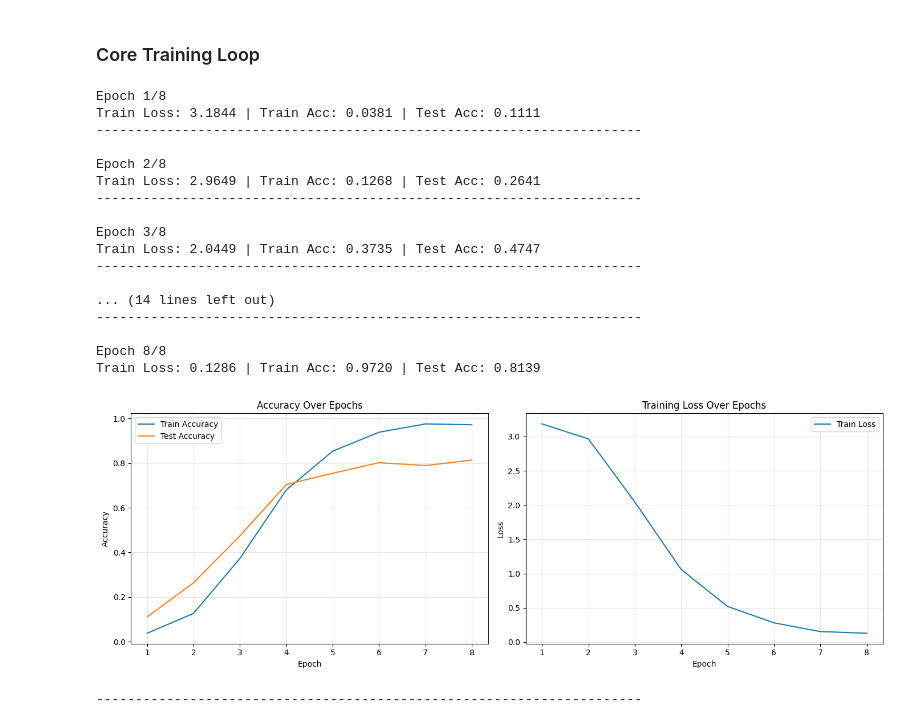
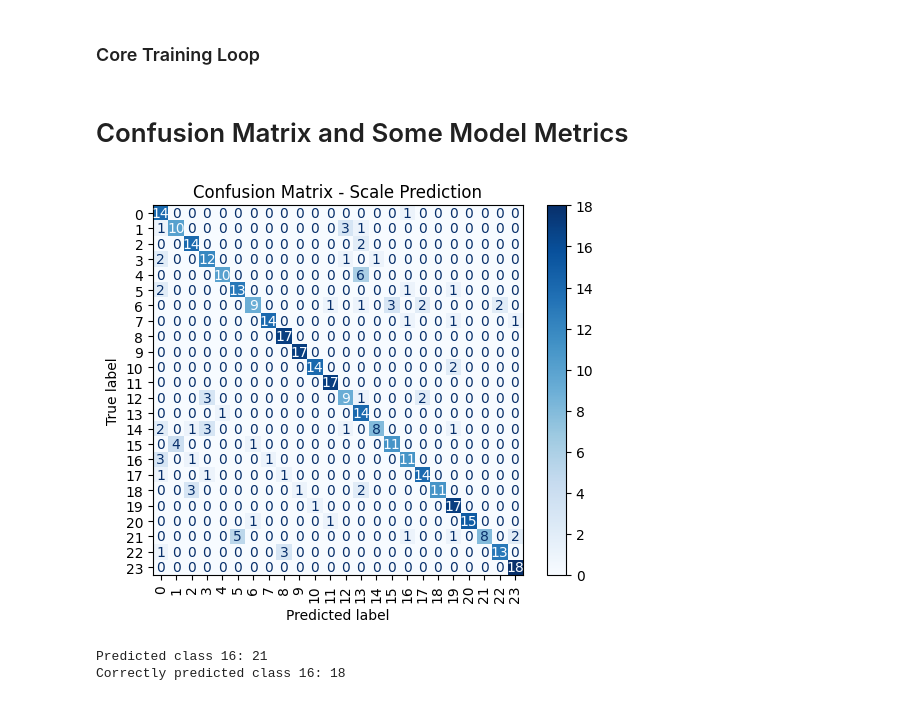
Before and after one commit to omavashia2005/ChromaLite, a Jupyter notebook: Scale_Classifier.ipynb, the cells around one changed output. Drawn from its saved outputs; the diff is of its cells as text; code cells hidden in the pictures.

```diff
--- a/Scale_Classifier.ipynb
+++ b/Scale_Classifier.ipynb
@@ -179,3 +129,6 @@ test_loader = DataLoader(test_dataset, batch_size=32)
 #### Some Sanity Checks
 # %% [markdown]
 Checking types
+# %%
+x, y = train_dataset[0]
+x.shape
@@ -224,12 +171,5 @@ plt.show()
 # %% [markdown]
 ### Model Specifications
-# %%
-import torch.nn as nn
-device = torch.device("cuda" if torch.cuda.is_available() else "cpu")
-model = ChromaLite().to(device)
-
-loss_fn = nn.CrossEntropyLoss()
-optimizer = torch.optim.Adam(model.parameters(), lr=0.001)
 # %% [markdown]
 ### Core Training Loop
 # %%
@@ -318,32 +258,42 @@ def train(model, train_loader, test_loader, loss_fn, optimizer, device, epochs):
           plt.tight_layout()
           plt.show()
         print("-" * 70)
-# %%
-import torch.nn as nn
-device = torch.device("cuda" if torch.cuda.is_available() else "cpu")
-model = ChromaLite().to(device)
-
-loss_fn = nn.CrossEntropyLoss()
-optimizer = torch.optim.Adam(model.parameters(), lr=0.001)
-
-train(model, train_loader, test_loader, loss_fn, optimizer, device, epochs=8)
-# %% [output]
-Epoch 1/8
-Train Loss: 3.1844 | Train Acc: 0.0381 | Test Acc: 0.1111
-----------------------------------------------------------------------
-
-Epoch 2/8
-Train Loss: 2.9649 | Train Acc: 0.1268 | Test Acc: 0.2641
-----------------------------------------------------------------------
-
-Epoch 3/8
-Train Loss: 2.0449 | Train Acc: 0.3735 | Test Acc: 0.4747
-----------------------------------------------------------------------
-
-... (14 lines left out)
-----------------------------------------------------------------------
-
-Epoch 8/8
-Train Loss: 0.1286 | Train Acc: 0.9720 | Test Acc: 0.8139
-[figure, removed]
-----------------------------------------------------------------------
+# %% [markdown]
+# Confusion Matrix and Some Model Metrics
+# %%
+from sklearn.metrics import confusion_matrix, ConfusionMatrixDisplay
+import matplotlib.pyplot as plt
+import torch
+
+all_preds, all_labels = [], []
+
+model.eval()
+with torch.no_grad():
+    for x, y in test_loader:
+        y_pred = model(x).argmax(dim=1)
+        all_preds.extend(y_pred)
+        all_labels.extend(y)
+
+cm = confusion_matrix(all_labels, all_preds)
+disp = ConfusionMatrixDisplay(confusion_matrix=cm)
+disp.plot(cmap='Blues', xticks_rotation=90)
+plt.title("Confusion Matrix - Scale Prediction")
+plt.show()
+# %% [output]
+[figure, added]
+# %%
+import numpy as np
+preds = np.array(all_preds)
+labels = np.array(all_labels)
+
+# How many times the model *predicted* class 3
+pred_count = np.sum(preds == 23)
+
+# How many of those were *actually* class 3
+correct_count = np.sum((preds == 23) & (labels == 23))
+
+print(f"Predicted class 16: {pred_count}")
+print(f"Correctly predicted class 16: {correct_count}")
+# %% [output]
+Predicted class 16: 21
+Correctly predicted class 16: 18
```
Also changed, not shown: parts of 14 cells of this notebook.
